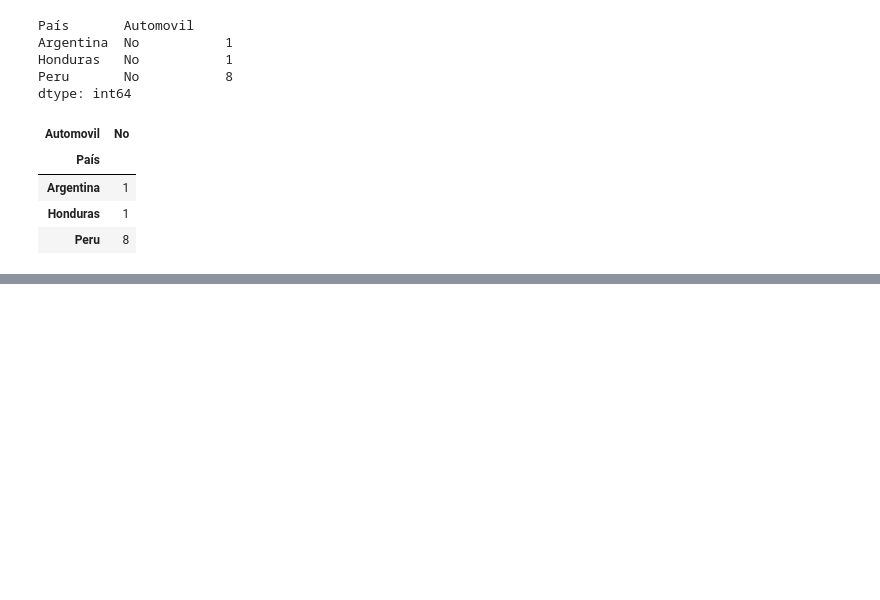
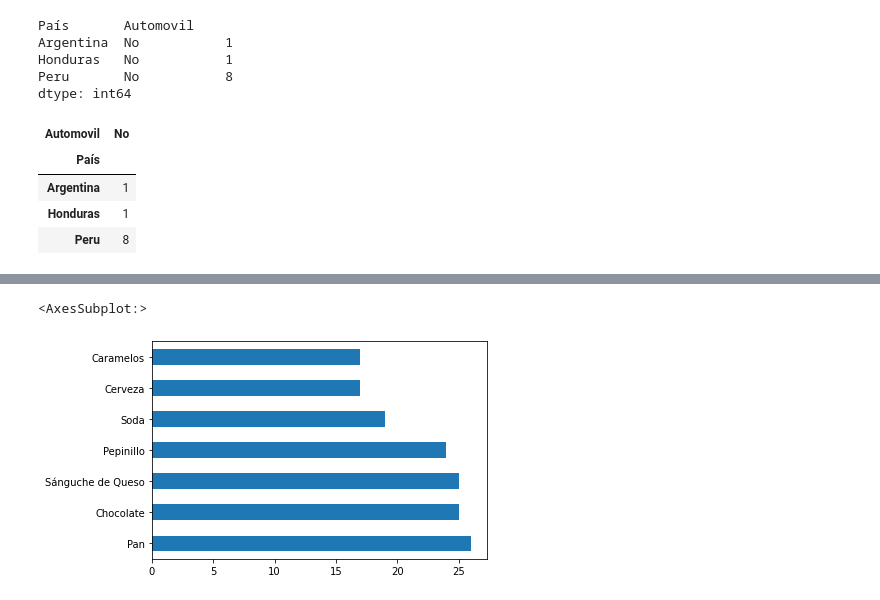
Before and after one commit to joelbarranteswin/1.__Dustin__, a Jupyter notebook: 2. Pandas/2_Curso_analisis_datos_y_graficos.ipynb, the cells around one changed output, grey strips where cells are left out. Drawn from its saved outputs; the diff is of its cells as text; code cells hidden in the pictures; blank space fills up the shorter version.

```diff
--- a/2. Pandas/2_Curso_analisis_datos_y_graficos.ipynb
+++ b/2. Pandas/2_Curso_analisis_datos_y_graficos.ipynb
@@ -343,0 +398,5 @@ amontonar
+# %%
+vol.Artículo.value_counts().plot(kind='barh')
+# %% [output]
+<AxesSubplot:>
+[figure, added]
```
Also changed, not shown: parts of 10 cells of this notebook, 3 other files.
